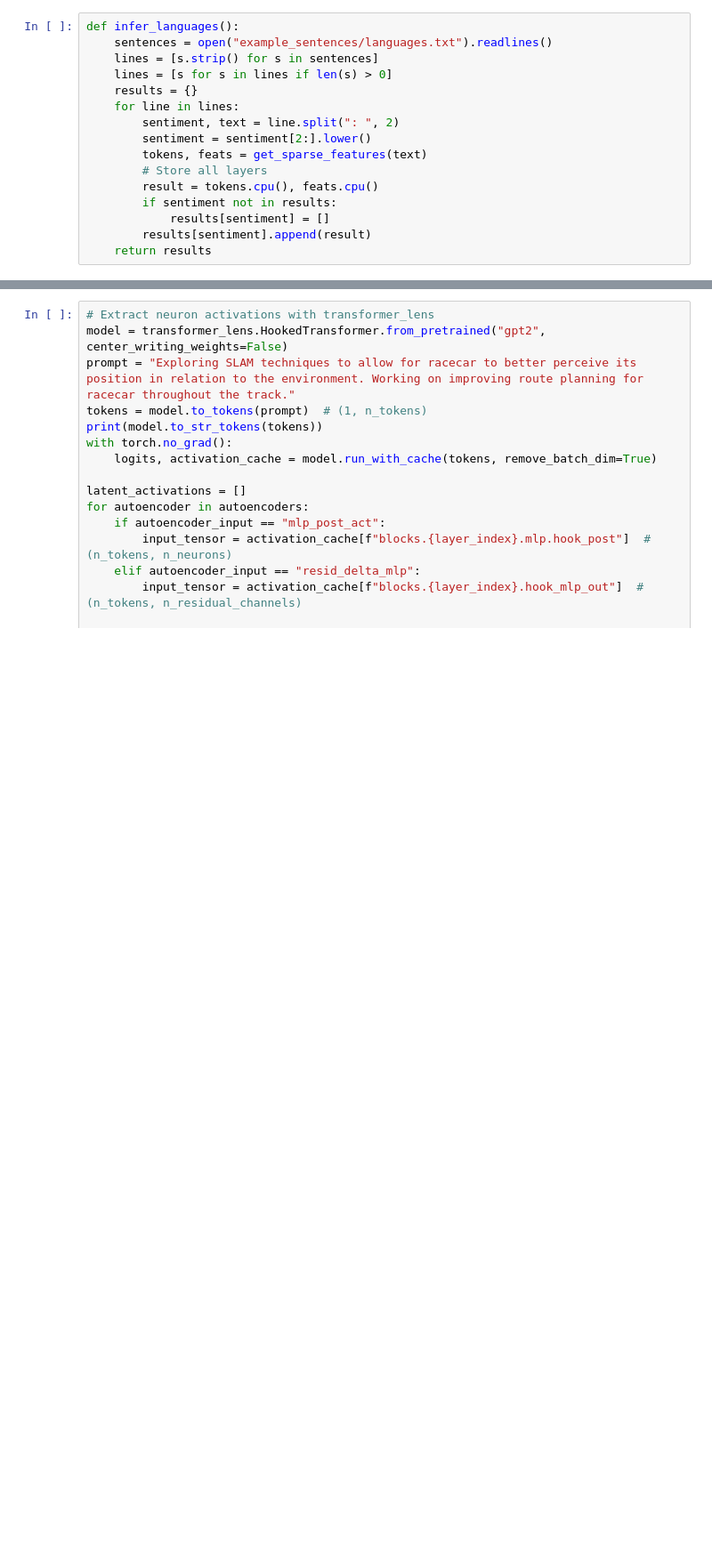
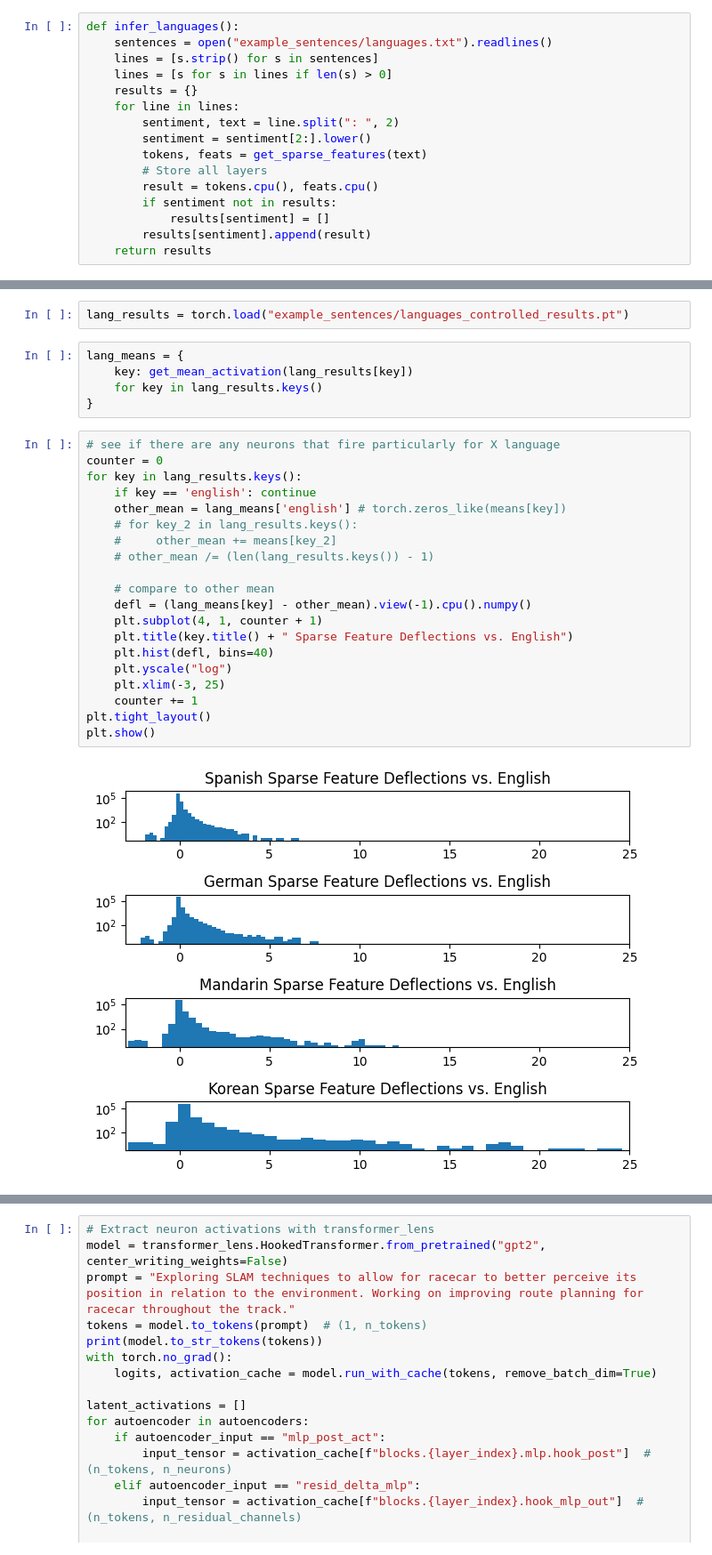
Before and after one commit to myfatemi04/cs-6501-nlp-project, a Jupyter notebook: sparse.ipynb, the cells around one changed output, grey strips where cells are left out. Shown: that part at 89% size. Cells and saved outputs as stored; diff of their text form; blank space fills up the shorter version.

```diff
--- a/sparse.ipynb
+++ b/sparse.ipynb
@@ -231,0 +285,29 @@ def infer_languages():
+# %%
+lang_results = torch.load("example_sentences/languages_controlled_results.pt")
+# %%
+lang_means = {
+    key: get_mean_activation(lang_results[key])
+    for key in lang_results.keys()
+}
+# %%
+# see if there are any neurons that fire particularly for X language
+counter = 0
+for key in lang_results.keys():
+    if key == 'english': continue
+    other_mean = lang_means['english'] # torch.zeros_like(means[key])
+    # for key_2 in lang_results.keys():
+    #     other_mean += means[key_2]
+    # other_mean /= (len(lang_results.keys()) - 1)
+
+    # compare to other mean
+    defl = (lang_means[key] - other_mean).view(-1).cpu().numpy()
+    plt.subplot(4, 1, counter + 1)
+    plt.title(key.title() + " Sparse Feature Deflections vs. English")
+    plt.hist(defl, bins=40)
+    plt.yscale("log")
+    plt.xlim(-3, 25)
+    counter += 1
+plt.tight_layout()
+plt.show()
+# %% [output]
+[figure, added]
```
Also changed, not shown: parts of 11 cells of this notebook.
